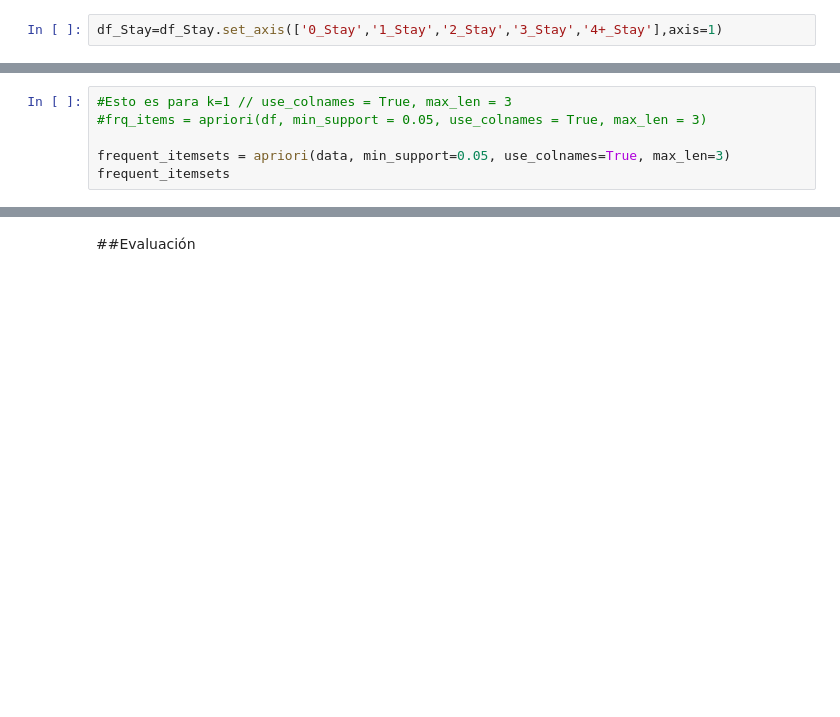
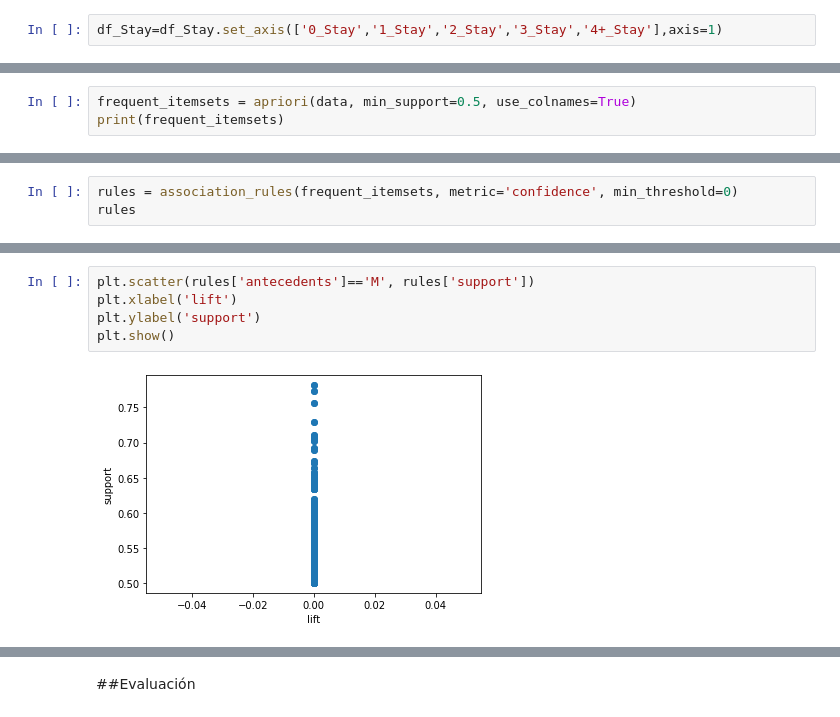
Before and after one commit to PilarAriasVazquez/L2, a Jupyter notebook: L2P1.ipynb, the cells around one changed output, grey strips where cells are left out. Cells and saved outputs as stored; diff of their text form; blank space fills up the shorter version.

```diff
--- a/L2P1.ipynb
+++ b/L2P1.ipynb
@@ -324,6 +358,3 @@ print(data.shape)
 # %%
-#Esto es para k=1 // use_colnames = True, max_len = 3
-#frq_items = apriori(df, min_support = 0.05, use_colnames = True, max_len = 3)
-
-frequent_itemsets = apriori(data, min_support=0.05, use_colnames=True, max_len=3)
-frequent_itemsets
+frequent_itemsets = apriori(data, min_support=0.5, use_colnames=True)
+print(frequent_itemsets)
@@ -353,0 +440,3 @@ rules = rules.drop(rules_with_zero.index)
+# %%
+rules = association_rules(frequent_itemsets, metric='confidence', min_threshold=0)
+rules
@@ -369 +605,8 @@ Vale, hay un apartado que pide representar gráficamente las reglas:
+# %%
+plt.scatter(rules['antecedents']=='M', rules['support'])
+plt.xlabel('lift')
+plt.ylabel('support')
+plt.show()
+# %% [output]
+[figure, added]
 # %%
```
Also changed, not shown: parts of 98 cells of this notebook.
